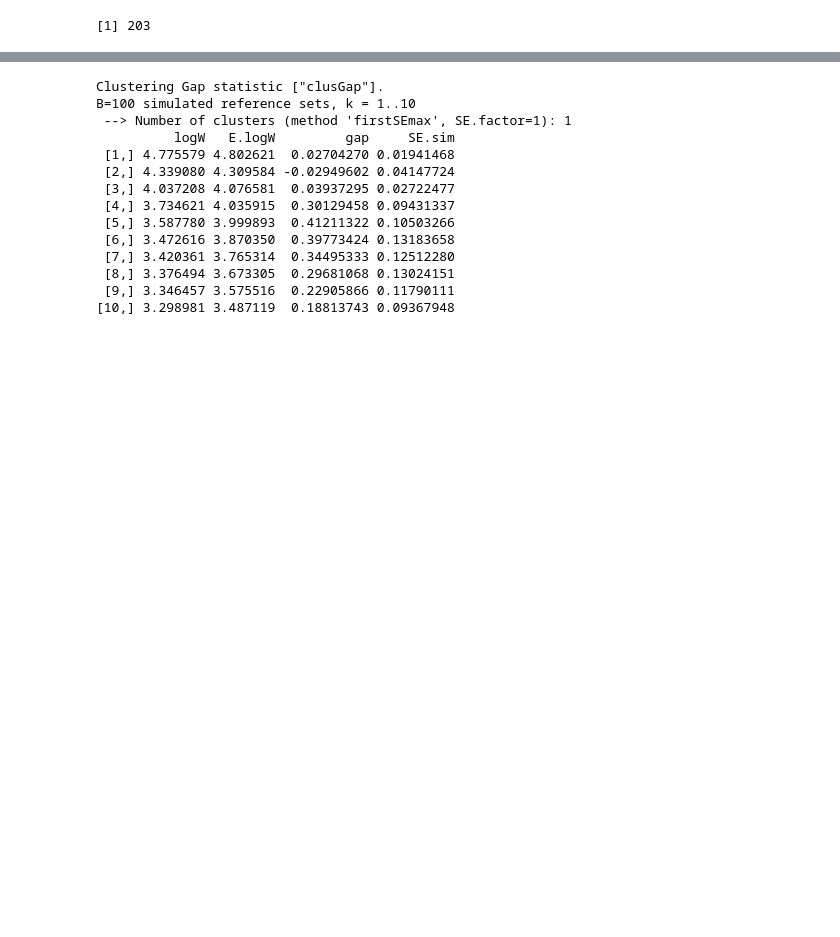
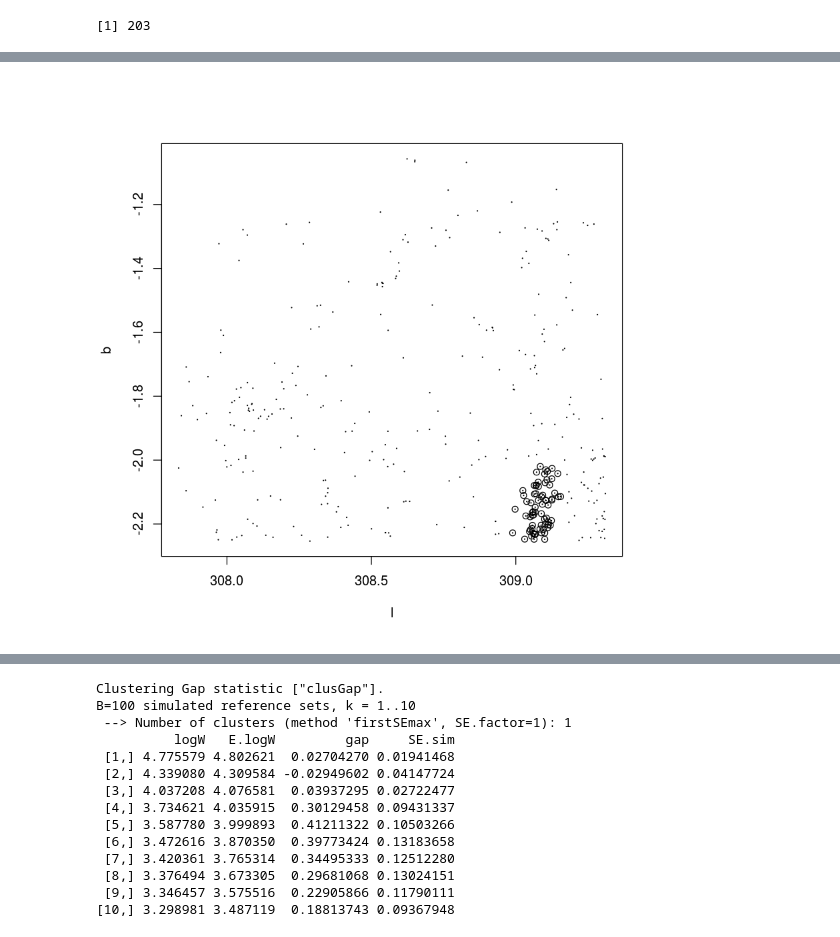
Before and after one commit to BrunoSanchez/VVV_galaxies, a Jupyter notebook: clustering.ipynb, the cells around one changed output, grey strips where cells are left out. Saved outputs shown, nothing was run; the diff lists cells and outputs as text; code cells hidden in the pictures; blank space fills up the shorter version.

```diff
--- a/clustering.ipynb
+++ b/clustering.ipynb
@@ -206,0 +221,10 @@ plot(mc1,what='classification')
+# %%
+class <- mc1$classification
+tile1 <- data.frame(tile1,class)
+plot(tile1$l,tile1$b,pch=20,xlab='l',ylab='b', cex=0.1)
+#for(i in 1:mc1$G){
+    sub <- subset(tile1, tile1$class == 5)
+    points(sub$l, sub$b, pch = 1, col = 1)
+  #  }
+# %% [output]
+[figure, added]
```
Also changed, not shown: parts of 10 cells of this notebook, 2 other files.
